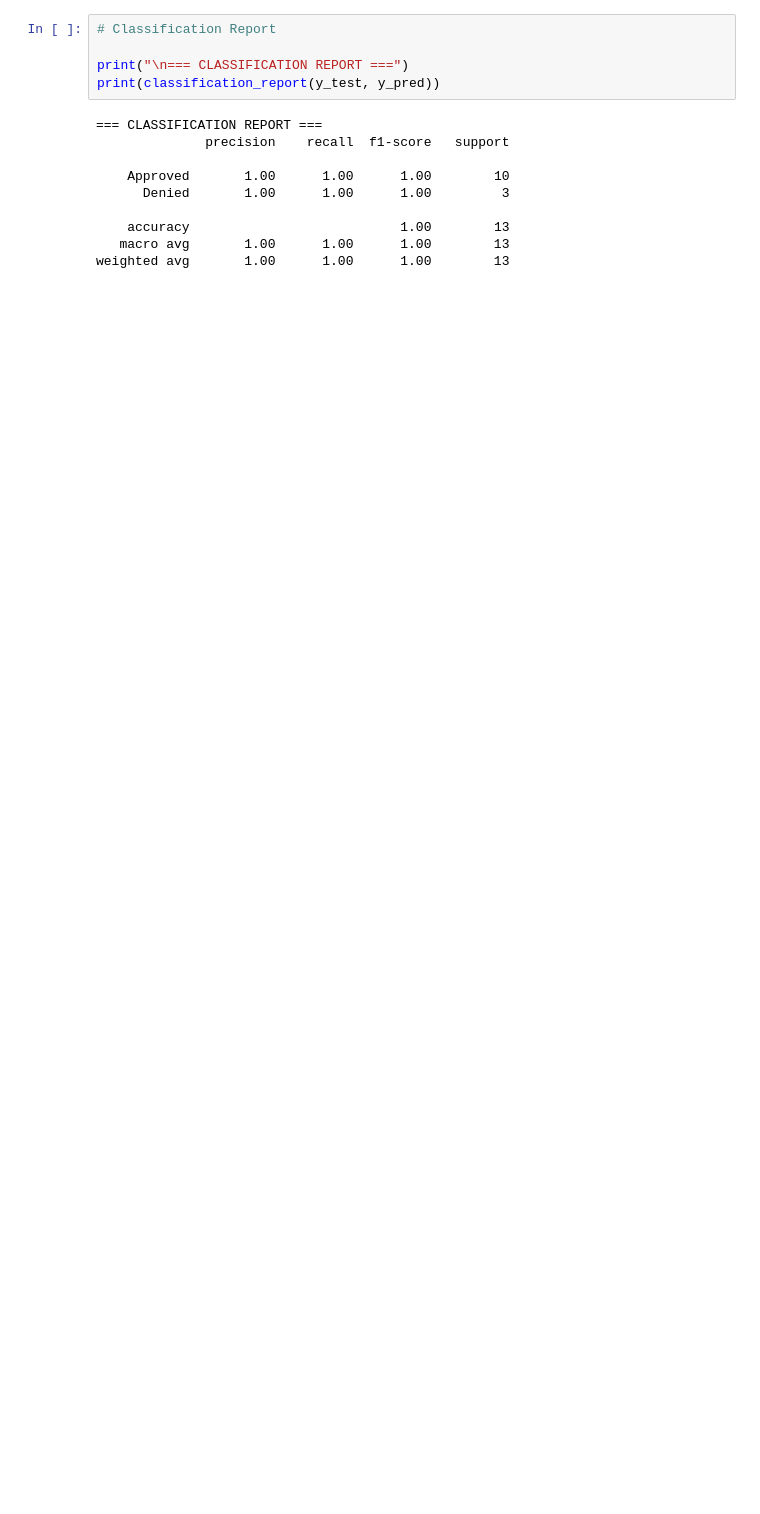
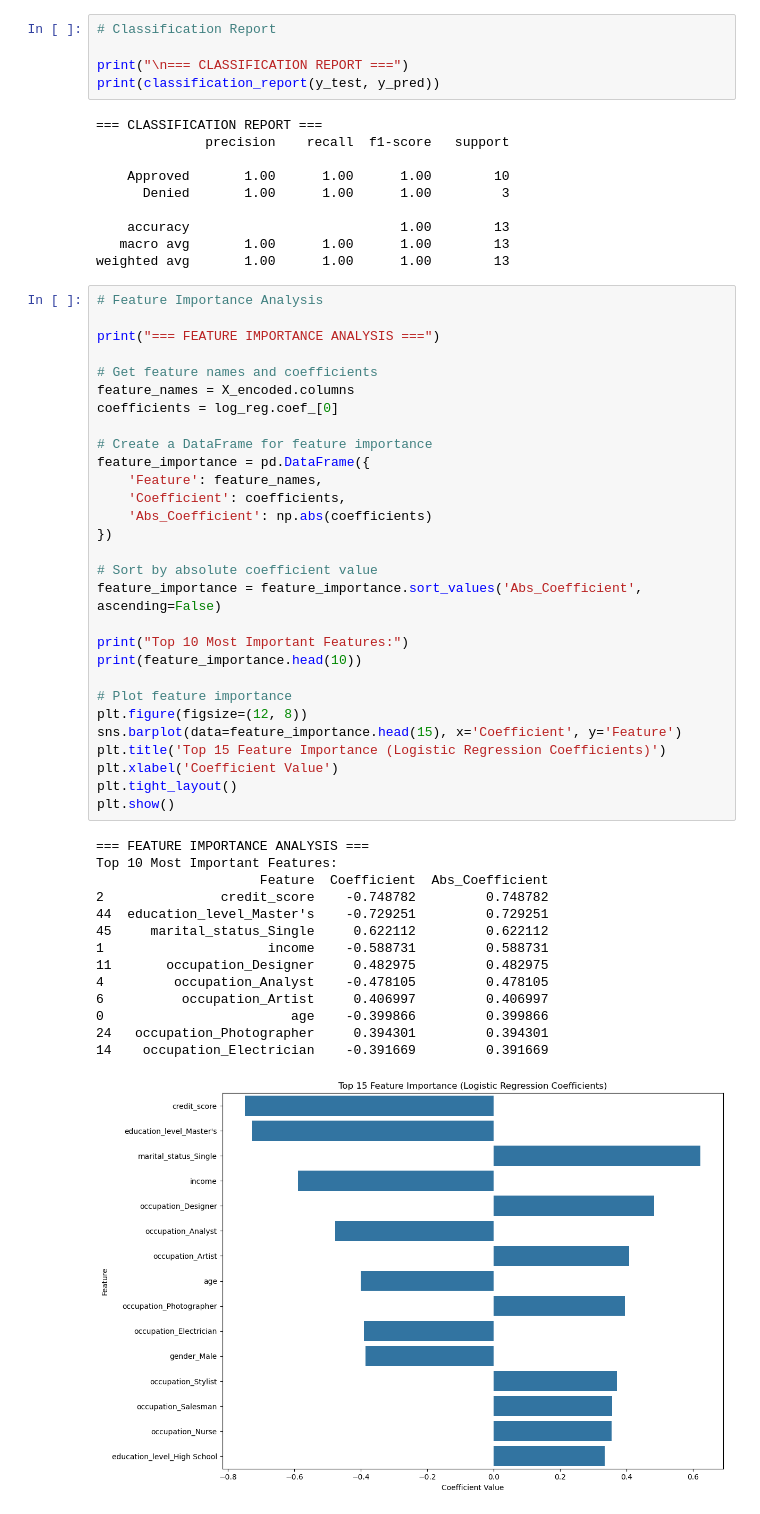
Before and after one commit to dilliram-code/Project-Loan-Classification-Logistic-Regression, a Jupyter notebook: loan_classification.ipynb, the cells around one changed output. Saved outputs shown, nothing was run; the diff lists cells and outputs as text; blank space fills up the shorter version.

Commit message:
explore: feature importance analysis

```diff
--- a/loan_classification.ipynb
+++ b/loan_classification.ipynb
@@ -475,3 +475,47 @@ print(classification_report(y_test, y_pred))
     accuracy                           1.00        13
    macro avg       1.00      1.00      1.00        13
 weighted avg       1.00      1.00      1.00        13
+# %%
+# Feature Importance Analysis
+
+print("=== FEATURE IMPORTANCE ANALYSIS ===")
+
+# Get feature names and coefficients
+feature_names = X_encoded.columns
+coefficients = log_reg.coef_[0]
+
+# Create a DataFrame for feature importance
+feature_importance = pd.DataFrame({
+    'Feature': feature_names,
+    'Coefficient': coefficients,
+    'Abs_Coefficient': np.abs(coefficients)
+})
+
+# Sort by absolute coefficient value
+feature_importance = feature_importance.sort_values('Abs_Coefficient', ascending=False)
+
+print("Top 10 Most Important Features:")
+print(feature_importance.head(10))
+
+# Plot feature importance
+plt.figure(figsize=(12, 8))
+sns.barplot(data=feature_importance.head(15), x='Coefficient', y='Feature')
+plt.title('Top 15 Feature Importance (Logistic Regression Coefficients)')
+plt.xlabel('Coefficient Value')
+plt.tight_layout()
+plt.show()
+# %% [output]
+=== FEATURE IMPORTANCE ANALYSIS ===
+Top 10 Most Important Features:
+                     Feature  Coefficient  Abs_Coefficient
+2               credit_score    -0.748782         0.748782
+44  education_level_Master's    -0.729251         0.729251
+45     marital_status_Single     0.622112         0.622112
+1                     income    -0.588731         0.588731
+11       occupation_Designer     0.482975         0.482975
+4         occupation_Analyst    -0.478105         0.478105
+6          occupation_Artist     0.406997         0.406997
+0                        age    -0.399866         0.399866
+24   occupation_Photographer     0.394301         0.394301
+14    occupation_Electrician    -0.391669         0.391669
+[figure, added]
```
